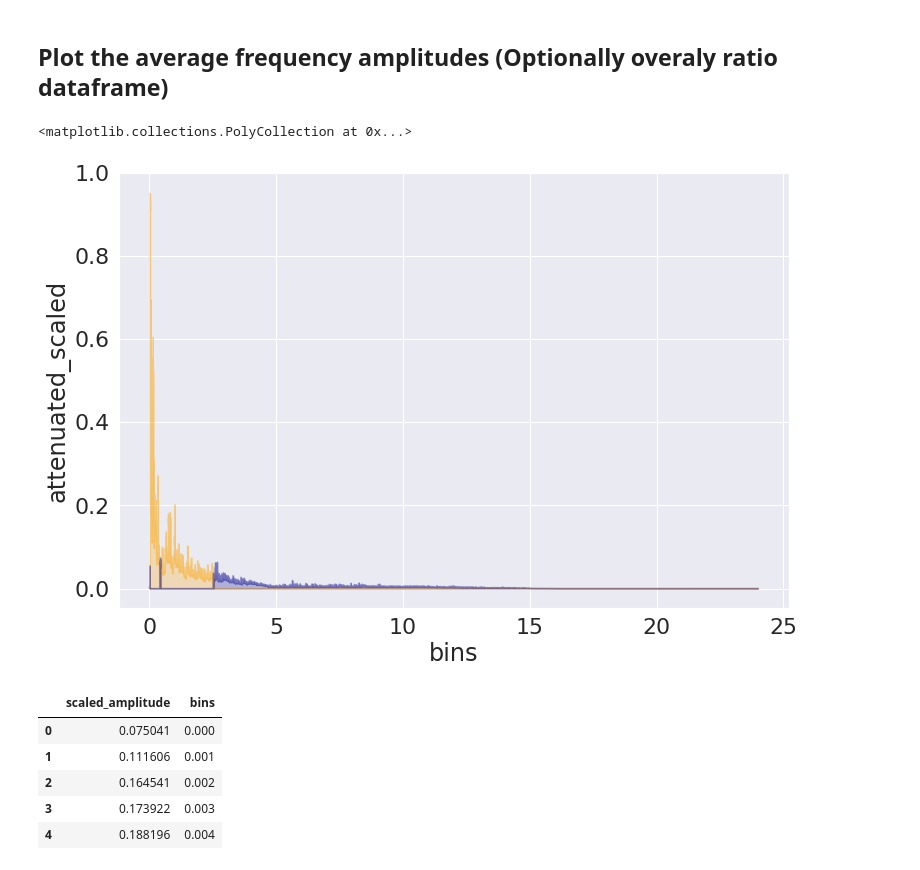
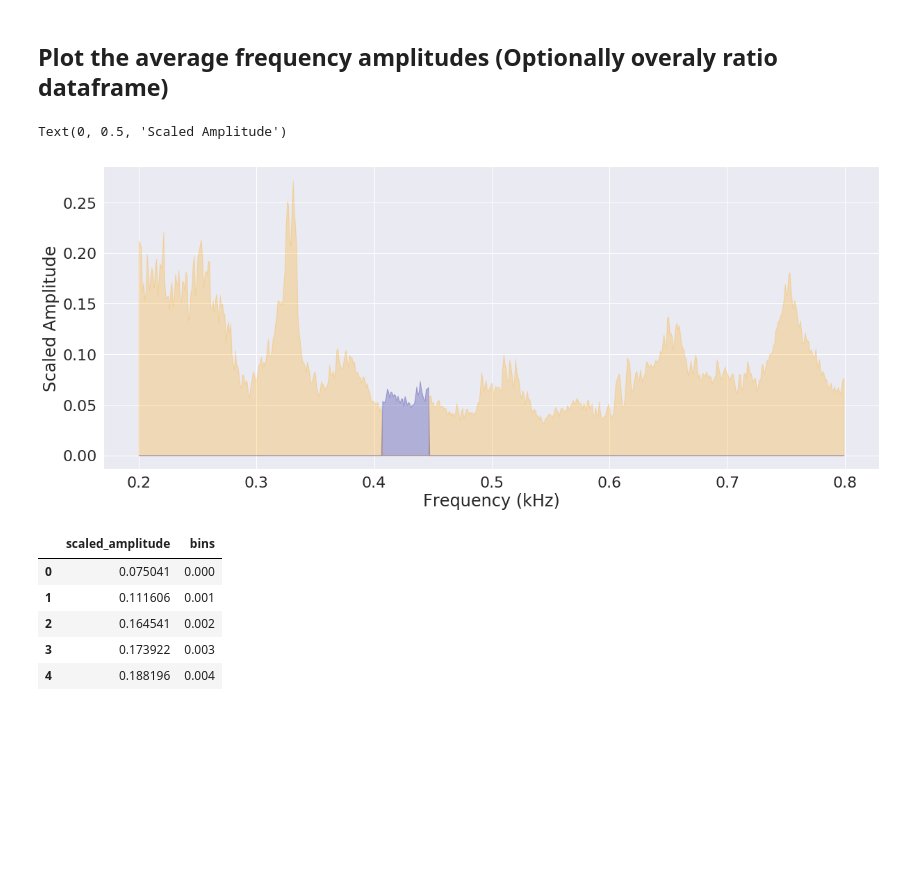
Before and after one commit to QED0711/ds_practice, a Jupyter notebook: librosa/audio_file_analyzer.ipynb, the cells around one changed output. Cells and saved outputs as stored; diff of their text form; code cells hidden in the pictures; blank space fills up the shorter version.

Commit message:
started work on plotting attenuation method from class method

```diff
--- a/librosa/audio_file_analyzer.ipynb
+++ b/librosa/audio_file_analyzer.ipynb
@@ -155,6 +155,10 @@ class AudioCompare:
         plt.xlabel(xlabel)
         plt.ylabel(ylabel)
         plt.legend(legend)
+
+    @classmethod
+    def plot_attenuation_graph(cls)
+        pass
 # %% [markdown]
 # == PROCESS ==
 # %% [markdown]
@@ -186,36 +190,42 @@ ratio_df = AudioCompare.get_ratio_df(original=original.df, modified=modified.df)
 # %%
 df = modified.df
 
 df['ratio_amplitude'] = ratio_df.scaled_amplitude
 
 df['attenuated_scaled'] = df.scaled_amplitude
 df['boosted_scaled'] = df.scaled_amplitude
 df.drop(["scaled_amplitude"], axis=1)
 
 df.loc[df.ratio_amplitude < 0.5, ['boosted_scaled'] ] = 0.0
 df.loc[df.ratio_amplitude > 0.5, ['attenuated_scaled'] ] = 0.0
 
 # df.loc[(df.bins >= 0.001) & (df.bins <= 0.004)]['average_amplitude'] = 0
 # df['ratio_amplitude'] = ratio_df.scaled_amplitude
 # df.loc[df.ratio_amplitude < 0.5, ['scaled_amplitude'] ] = 0.0
 
 # df.loc[(df.bins < 1.5)].plot(x='bins', y='boosted_scaled')
 # df.loc[(df.bins < 1.5)].plot(x='bins', y='attenuated_scaled')
 
 # plt.plot(df.bins, df.boosted_scaled)
 # plt.plot(df.bins, df.attenuated_scaled)
 
-plt.figure(figsize=(12,8))
+plot_df = df.iloc[200:800, :]
 
-sns.lineplot(data=df, x="bins", y="boosted_scaled", color='orange', alpha=0.3)
-plt.fill_between(df.bins, df.boosted_scaled, color='orange', alpha=0.25)
+plt.figure(figsize=(20,8))
+
+sns.lineplot(data=plot_df, x="bins", y="boosted_scaled", color='orange', alpha=0)
+plt.fill_between(plot_df.bins, plot_df.boosted_scaled, color='orange', alpha=0.25)
 
 
-sns.lineplot(data=df, x="bins", y="attenuated_scaled", color='darkblue', alpha=0.3)
-plt.fill_between(df.bins, df.attenuated_scaled, color='darkblue', alpha=0.25)
+
+sns.lineplot(data=plot_df, x="bins", y="attenuated_scaled", color='darkblue', alpha=0)
+plt.fill_between(plot_df.bins, plot_df.attenuated_scaled, color='darkblue', alpha=0.25)
+
+plt.xlabel("Frequency (kHz)")
+plt.ylabel("Scaled Amplitude")
 # %% [output]
-<matplotlib.collections.PolyCollection at 0x...>
+Text(0, 0.5, 'Scaled Amplitude')
-[figure, old version]
+[figure, new version]
 # %%
 ratio_df.head()
 # %% [output]
```
